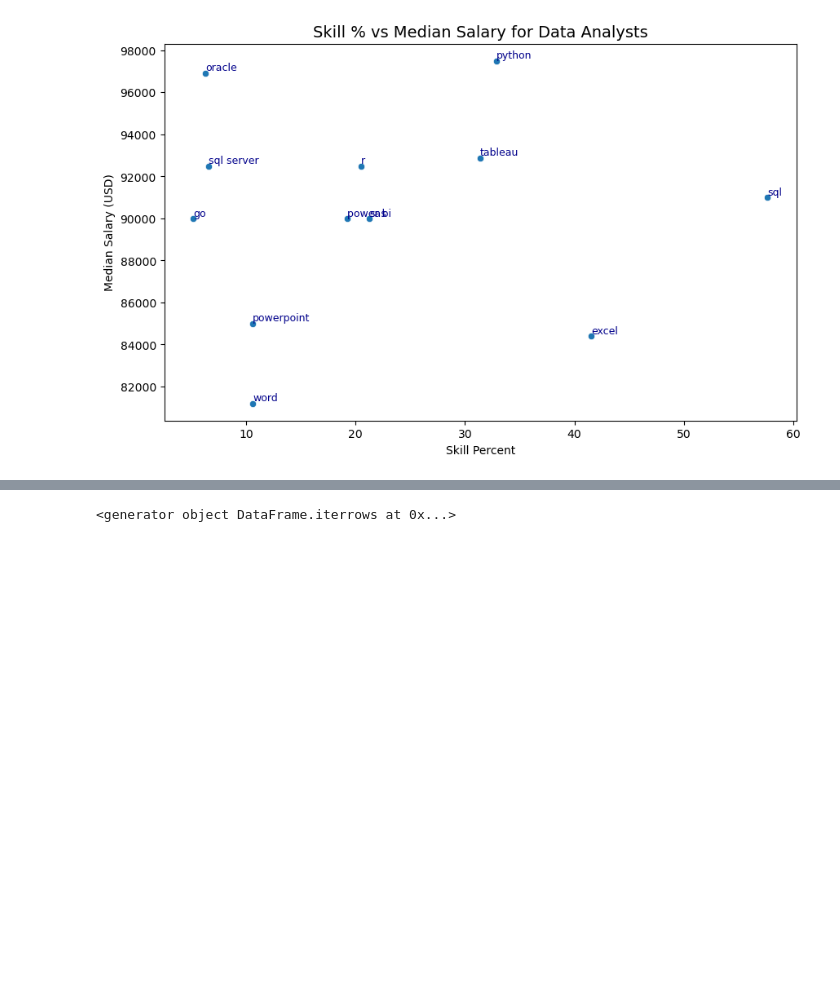
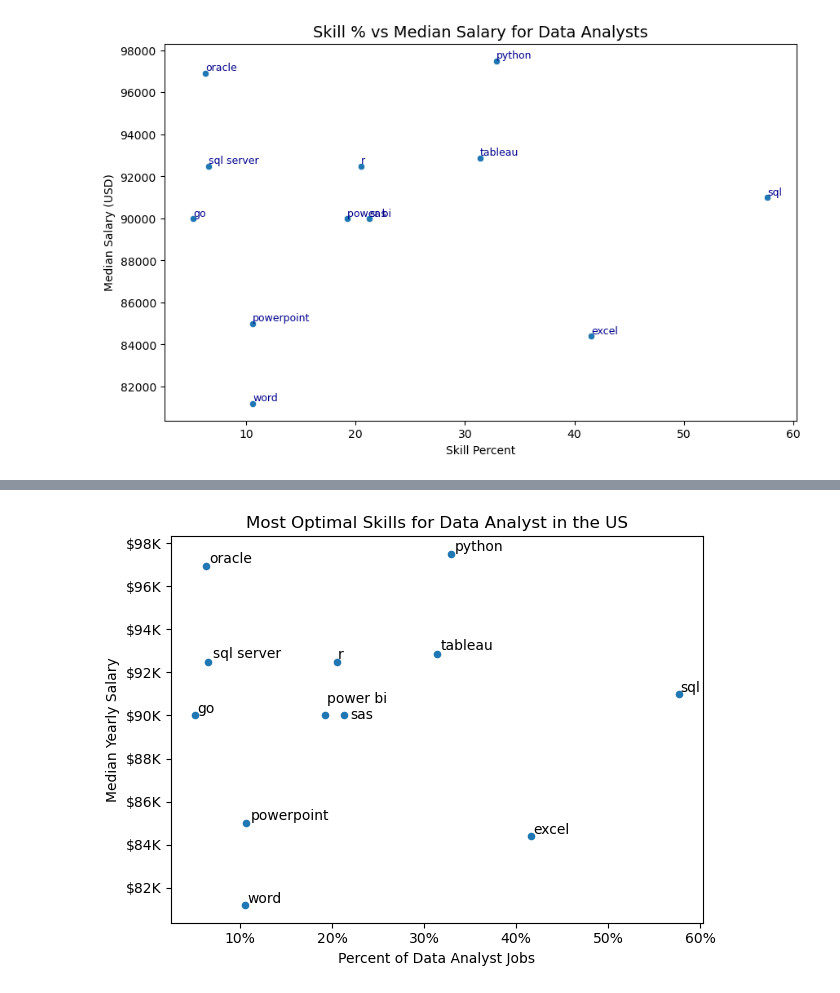
Before and after one commit to uuBach/Python_Data_Analytics_Project, a Jupyter notebook: 3_Project/6_Test.ipynb, the cells around one changed output, grey strips where cells are left out. Saved outputs shown, nothing was run; the diff lists cells and outputs as text; code cells hidden in the pictures; blank space fills up the shorter version.

```diff
--- a/3_Project/6_Test.ipynb
+++ b/3_Project/6_Test.ipynb
@@ -78,55 +94,25 @@ plt.show()
 # %%
-import ast
-import seaborn as sns
-import pandas as pd
-from datasets import load_dataset
-import matplotlib.pyplot as plt
+from adjustText import adjust_text
 
-dataset = load_dataset('lukebarousse/data_jobs')
-df = dataset['train'].to_pandas()
+final_df.plot(kind='scatter', x='skill_percent', y='median_salary')
 
-df['job_posted_date'] = pd.to_datetime(df['job_posted_date'])
-df['job_skills'] = df['job_skills'].apply(lambda skill: ast.literal_eval(skill) if pd.notna(skill) else skill)
+texts = []
 
-df_DA_US = df[(df['job_country']  == 'United States') & (df['job_title_short'] == 'Data Analyst')]
+for i, txt in enumerate(final_df.index):
+    texts.append(plt.text(final_df['skill_percent'].iloc[i], final_df['median_salary'].iloc[i], txt))
 
-df_DA_US.dropna(subset = ['salary_year_avg'], inplace=True)
+adjust_text(texts)
 
-df_DA_US_skills = df_DA_US.explode('job_skills')
-df_median_skill_salary =  df_DA_US_skills.groupby('job_skills')['salary_year_avg'].median().reset_index(name='median_salary')
+plt.xlabel('Percent of Data Analyst Jobs')
+plt.ylabel('Median Yearly Salary')
+plt.title('Most Optimal Skills for Data Analyst in the US')
 
-df_skills_percent = df_DA_US_skills['job_skills'].value_counts().reset_index(name='skill_count')
+from matplotlib.ticker import PercentFormatter
+ax = plt.gca()
+ax.yaxis.set_major_formatter(plt.FuncFormatter(lambda y, pos: f'${int(y/1000)}K'))
+ax.xaxis.set_major_formatter(PercentFormatter(decimals = 0))
 
-total_jobs = df_DA_US['job_title_short'].value_counts().sum()
-
-df_skills_percent['skill_percent'] = df_skills_percent['skill_count'].div(total_jobs/100)
-
-final_df = df_skills_percent.merge(df_median_skill_salary)
-
-final_df = final_df.head(12)
-
-fig, ax = plt.subplots(figsize=(10, 6))
-
-sns.scatterplot(
-    data=final_df,
-    x='skill_percent',
-    y='median_salary',
-    ax=ax
-)
-
-# Подписываем каждую точку
-for i, row in final_df.iterrows():
-    ax.text(
-        row['skill_percent'],       # X-координата
-        row['median_salary'],       # Y-координата
-        row['job_skills'],          # подпись
-        fontsize=9, color="darkblue", ha="left", va="bottom"
-    )
-
-ax.set_title("Skill % vs Median Salary for Data Analysts", fontsize=14)
-ax.set_xlabel("Skill Percent")
-ax.set_ylabel("Median Salary (USD)")
-
+plt.tight_layout()
 plt.show()
 # %% [output]
-<generator object DataFrame.iterrows at 0x...>
+[figure, added]
```
Also changed, not shown: parts of 1 cell of this notebook, 2 other files.
